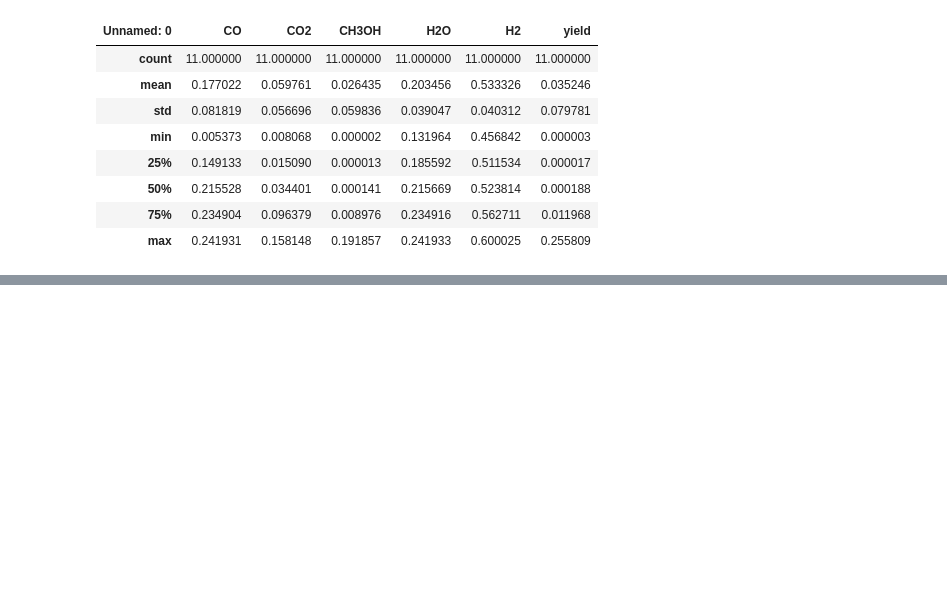
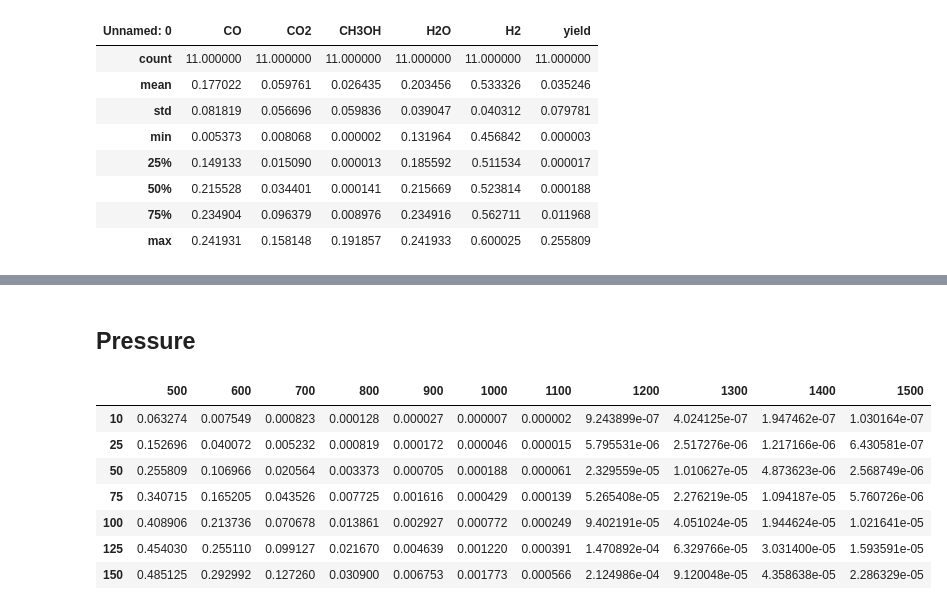
Before and after one commit to Nosma2520/Sustatinable-Methanol-Syntheis, a Jupyter notebook: main.ipynb, the cells around one changed output, grey strips where cells are left out. Cells and saved outputs as stored; diff of their text form; code cells hidden in the pictures; blank space fills up the shorter version.

```diff
--- a/main.ipynb
+++ b/main.ipynb
@@ -150,0 +182,2 @@ composition_df.describe()
+# %% [markdown]
+## Pressure
@@ -150,0 +196,11 @@ composition_df.describe()
+# %%
+composition_df
+# %% [output]
+|  | 500 | 600 | 700 | 800 | 900 | 1000 | 1100 | 1200 | 1300 | 1400 | 1500 |
+| 10 | 0.063274 | 0.007549 | 0.000823 | 0.000128 | 0.000027 | 0.000007 | 0.000002 | 9.243899e-07 | 4.024125e-07 | 1.947462e-07 | 1.030164e-07 |
+| 25 | 0.152696 | 0.040072 | 0.005232 | 0.000819 | 0.000172 | 0.000046 | 0.000015 | 5.795531e-06 | 2.517276e-06 | 1.217166e-06 | 6.430581e-07 |
+| 50 | 0.255809 | 0.106966 | 0.020564 | 0.003373 | 0.000705 | 0.000188 | 0.000061 | 2.329559e-05 | 1.010627e-05 | 4.873623e-06 | 2.568749e-06 |
+| 75 | 0.340715 | 0.165205 | 0.043526 | 0.007725 | 0.001616 | 0.000429 | 0.000139 | 5.265408e-05 | 2.276219e-05 | 1.094187e-05 | 5.760726e-06 |
+| 100 | 0.408906 | 0.213736 | 0.070678 | 0.013861 | 0.002927 | 0.000772 | 0.000249 | 9.402191e-05 | 4.051024e-05 | 1.944624e-05 | 1.021641e-05 |
+| 125 | 0.454030 | 0.255110 | 0.099127 | 0.021670 | 0.004639 | 0.001220 | 0.000391 | 1.470892e-04 | 6.329766e-05 | 3.031400e-05 | 1.593591e-05 |
+| 150 | 0.485125 | 0.292992 | 0.127260 | 0.030900 | 0.006753 | 0.001773 | 0.000566 | 2.124986e-04 | 9.120048e-05 | 4.358638e-05 | 2.286329e-05 |
```
Also changed, not shown: parts of 11 cells of this notebook.
